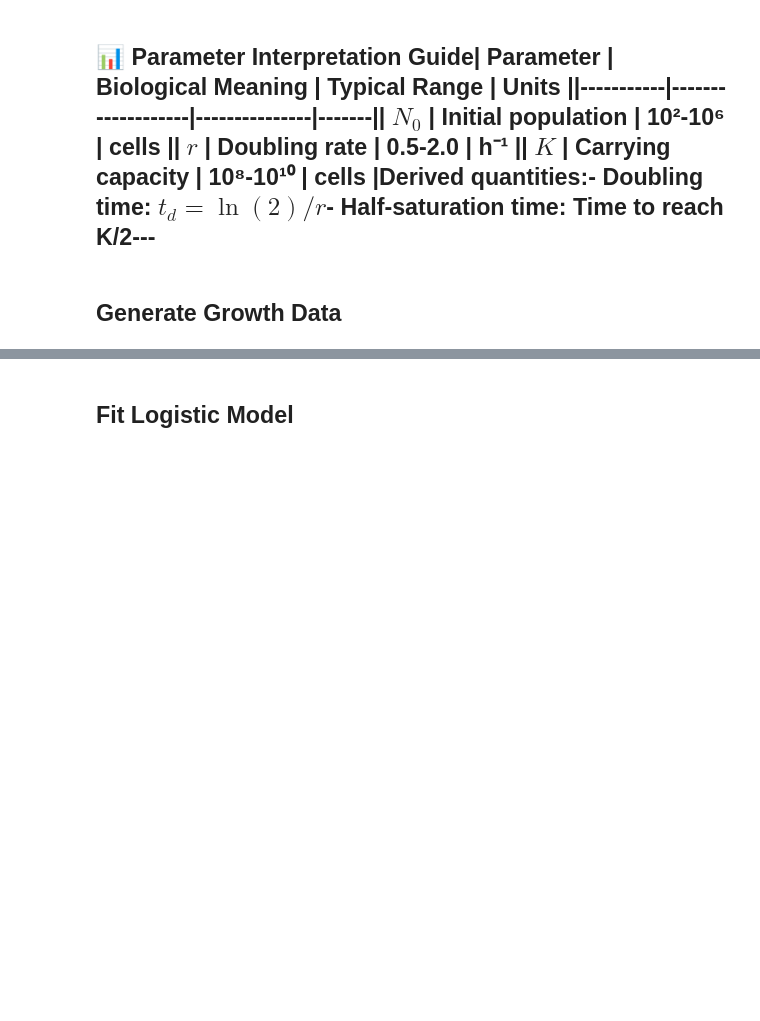
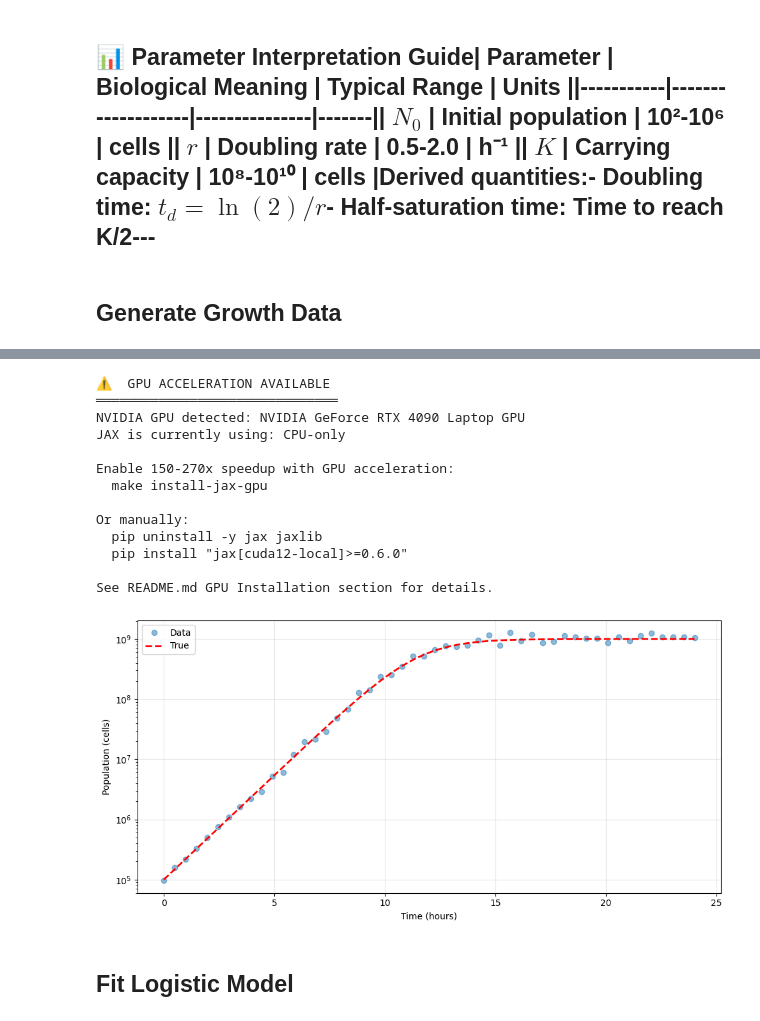
Before and after one commit to imewei/NLSQ, a Jupyter notebook: examples/notebooks/04_gallery/biology/growth_curves.ipynb, the cells around one changed output, grey strips where cells are left out. Cells and saved outputs as stored; diff of their text form; code cells hidden in the pictures; blank space fills up the shorter version.

Commit message:
docs(notebooks): update gallery example notebooks
Refresh biology, chemistry, engineering, and physics
domain-specific example notebooks with current outputs.

```diff
--- a/examples/notebooks/04_gallery/biology/growth_curves.ipynb
+++ b/examples/notebooks/04_gallery/biology/growth_curves.ipynb
@@ -43,5 +43,5 @@ plt.legend()
 plt.grid(True, alpha=0.3)
 plt.tight_layout()
 plt.tight_layout()
-display(fig)
-plt.close(fig)
+plt.show()
+# %% [output]
@@ -48,3 +50,17 @@ plt.close(fig)
+⚠️  GPU ACCELERATION AVAILABLE
+═══════════════════════════════
+NVIDIA GPU detected: NVIDIA GeForce RTX 4090 Laptop GPU
+JAX is currently using: CPU-only
+
+Enable 150-270x speedup with GPU acceleration:
+  make install-jax-gpu
+
+Or manually:
+  pip uninstall -y jax jaxlib
+  pip install "jax[cuda12-local]>=0.6.0"
+
+See README.md GPU Installation section for details.
+[figure, added]
 # %% [markdown]
 ## Fit Logistic Model
 # %%
```
Also changed, not shown: parts of 3 cells of this notebook, 2 other files.
